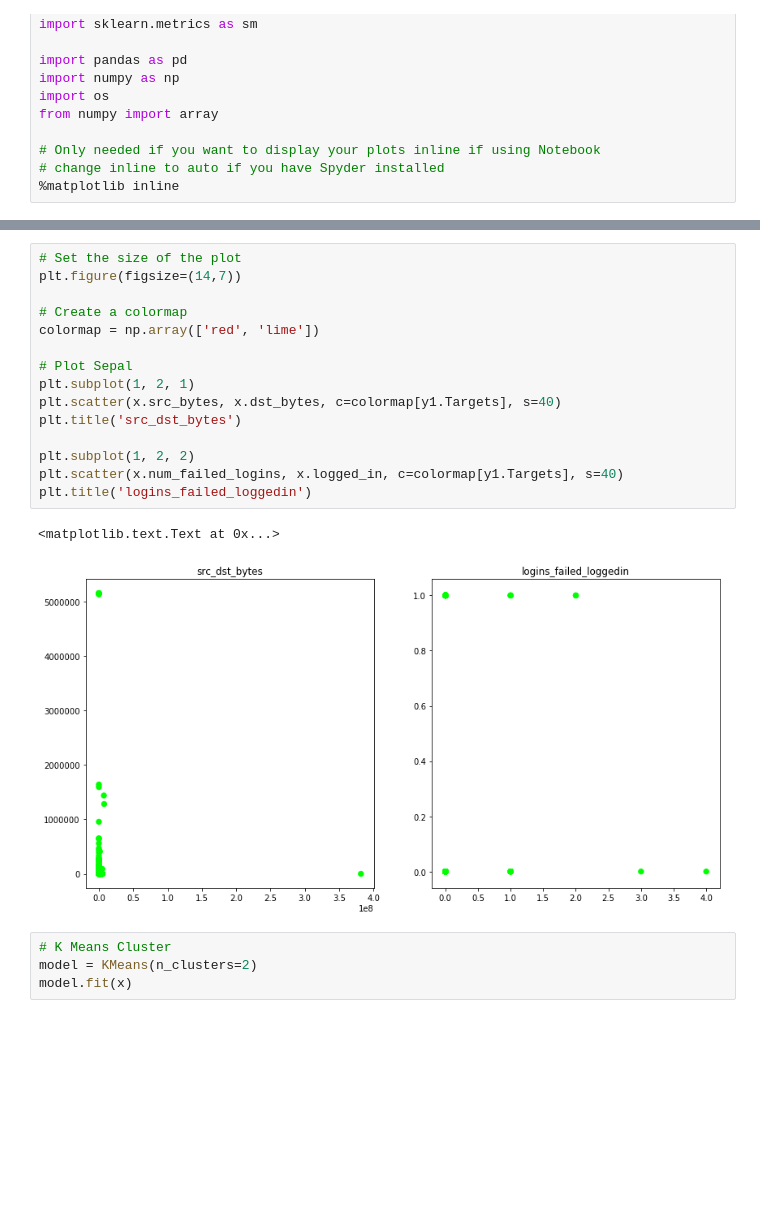
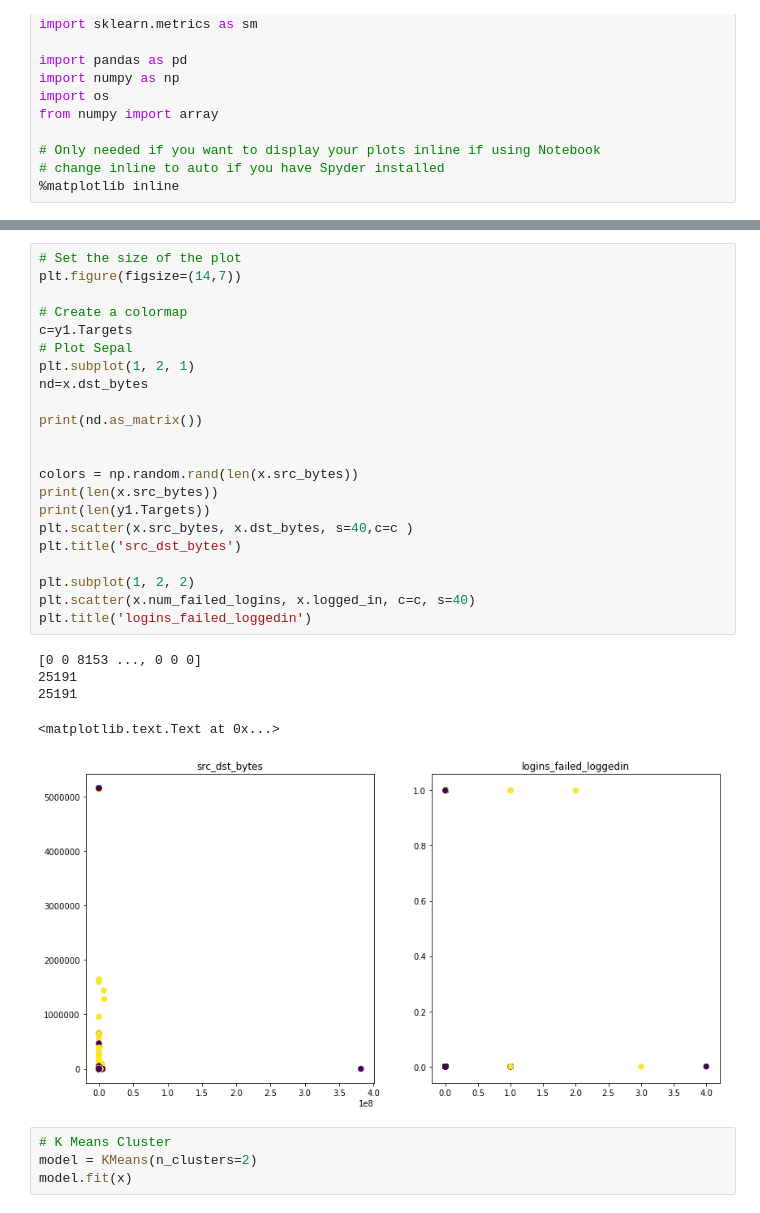
Before and after one commit to zieglerk/data-science-tutorials, a Jupyter notebook: 2-Clustering/Tutorial_clustering_for_outlier_detection.ipynb, the cells around one changed output, grey strips where cells are left out. Drawn from its saved outputs; the diff is of its cells as text; blank space fills up the shorter version.

```diff
--- a/2-Clustering/Tutorial_clustering_for_outlier_detection.ipynb
+++ b/2-Clustering/Tutorial_clustering_for_outlier_detection.ipynb
@@ -56,21 +56,31 @@ y1 = y1[y1.Targets == (0 or 1)]
 # %%
 # Set the size of the plot
 plt.figure(figsize=(14,7))
 
 # Create a colormap
-colormap = np.array(['red', 'lime'])
-
+c=y1.Targets
 # Plot Sepal
 plt.subplot(1, 2, 1)
-plt.scatter(x.src_bytes, x.dst_bytes, c=colormap[y1.Targets], s=40)
+nd=x.dst_bytes
+
+print(nd.as_matrix())
+
+
+colors = np.random.rand(len(x.src_bytes))
+print(len(x.src_bytes))
+print(len(y1.Targets))
+plt.scatter(x.src_bytes, x.dst_bytes, s=40,c=c )
 plt.title('src_dst_bytes')
 
 plt.subplot(1, 2, 2)
-plt.scatter(x.num_failed_logins, x.logged_in, c=colormap[y1.Targets], s=40)
+plt.scatter(x.num_failed_logins, x.logged_in, c=c, s=40)
 plt.title('logins_failed_loggedin')
 # %% [output]
-<matplotlib.text.Text at 0x...>
+[0 0 8153 ..., 0 0 0]
+25191
+25191
+<matplotlib.text.Text at 0x...>
-[figure, old version]
+[figure, new version]
 # %%
 # K Means Cluster
 model = KMeans(n_clusters=2)
```
Also changed, not shown: parts of 9 cells of this notebook, 1 other file.
